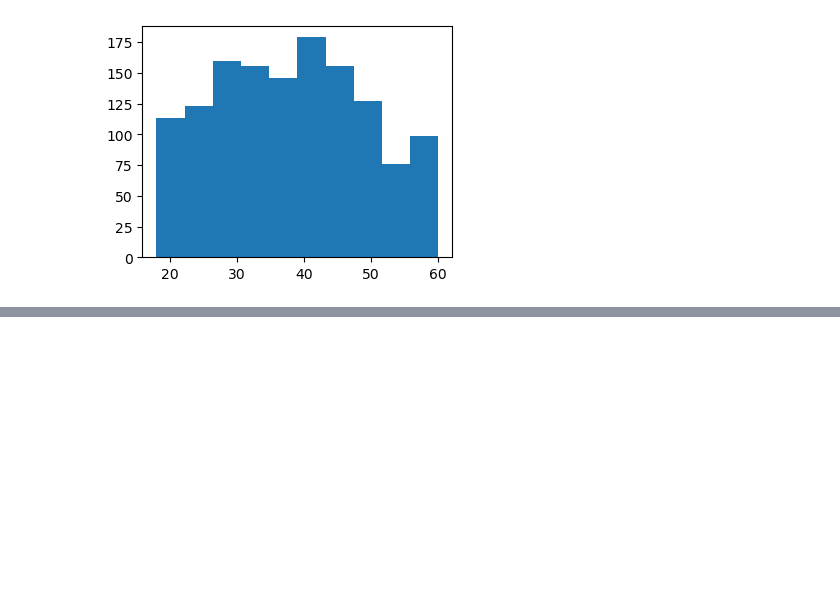
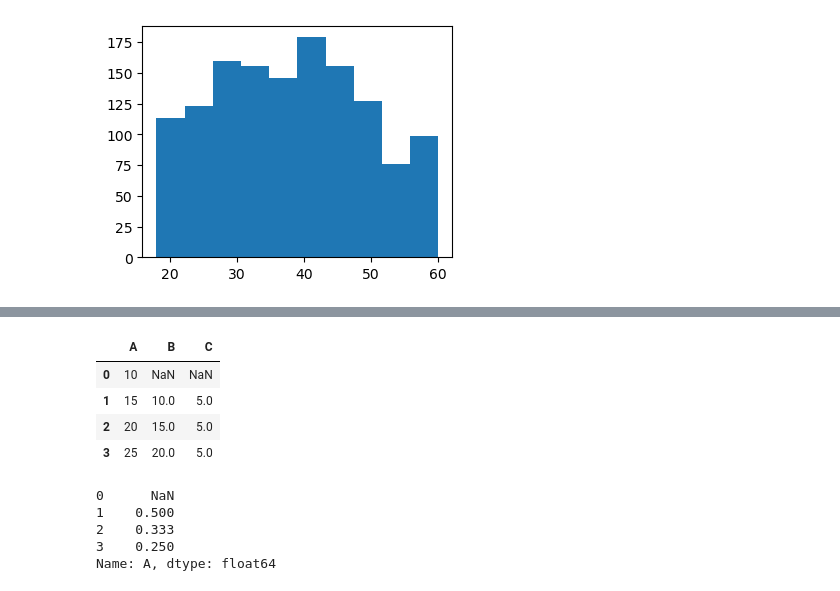
Before and after one commit to hipanky/EDA, a Jupyter notebook: Untitled.ipynb, the cells around one changed output, grey strips where cells are left out. Cells and saved outputs as stored; diff of their text form; code cells hidden in the pictures; blank space fills up the shorter version.

```diff
--- a/Untitled.ipynb
+++ b/Untitled.ipynb
@@ -30,3 +30,10 @@ plt.hist(df['age'])
 plt.show()
 # %% [output]
 [figure]
+# %%
+df1 = pd.DataFrame([10, 15, 20, 25])
+s2 = pd.Series([3,7,13,18])
+# %%
+df1.columns = ['A']
+# %%
+df1['B'] = df1['A'].shift(1)
@@ -32,0 +48,18 @@ plt.show()
+# %%
+df1['C'] = df1['A'].diff(1)
+# %%
+df1
+# %% [output]
+|  | A | B | C |
+| 0 | 10 | NaN | NaN |
+| 1 | 15 | 10.0 | 5.0 |
+| 2 | 20 | 15.0 | 5.0 |
+| 3 | 25 | 20.0 | 5.0 |
+# %%
+df1['A'].pct_change().round(3)
+# %% [output]
+0      NaN
+1    0.500
+2    0.333
+3    0.250
+Name: A, dtype: float64
```
Also changed, not shown: parts of 2 cells of this notebook.
